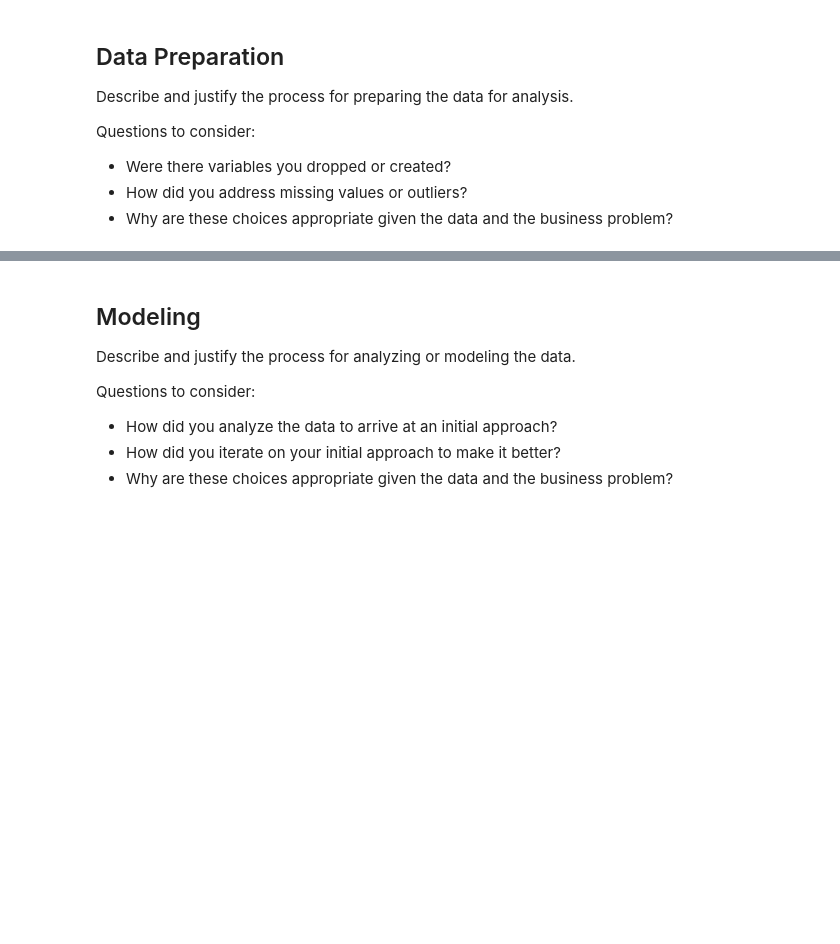
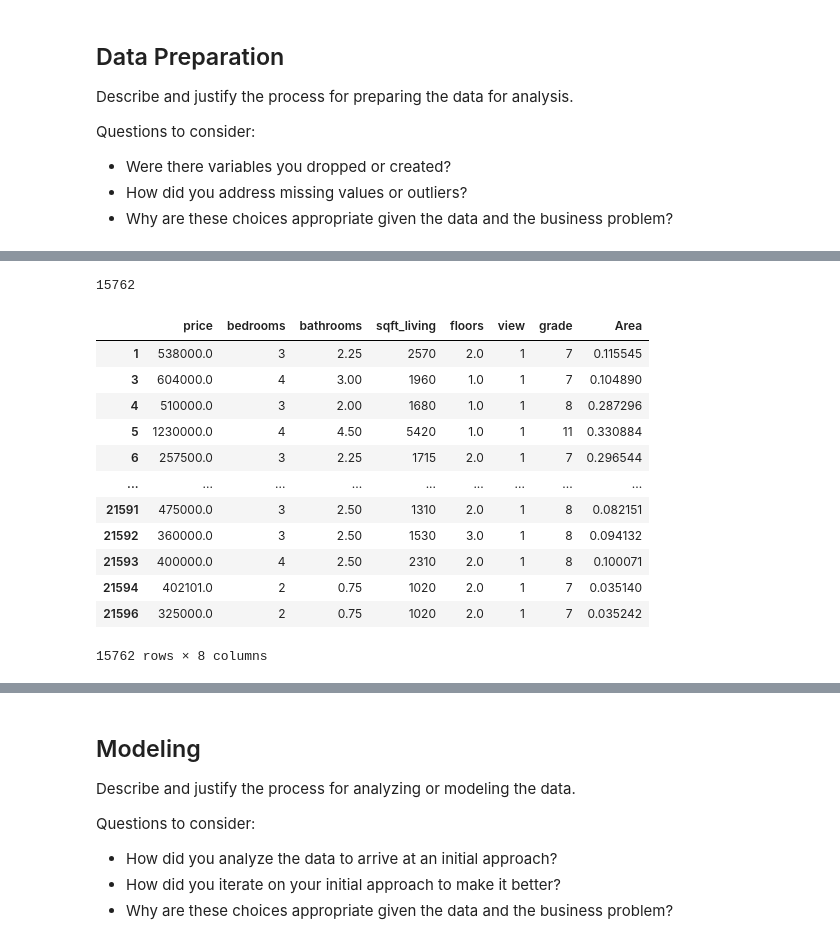
Before and after one commit to litzysj/King-County-Real-Estate-Analysis, a Jupyter notebook: Sandbox Notebook.ipynb, the cells around one changed output, grey strips where cells are left out. Saved outputs shown, nothing was run; the diff lists cells and outputs as text; code cells hidden in the pictures; blank space fills up the shorter version.

```diff
--- a/Sandbox Notebook.ipynb
+++ b/Sandbox Notebook.ipynb
@@ -48,0 +99,2 @@ Questions to consider:
+# %%
+df['Area'] = df.apply(lambda x: find_dist(x['lat'], x['long']), axis=1)
@@ -48,0 +140,3 @@ Questions to consider:
+# %%
+# df['Area'].replace({<10: 0, >10: 1}, inplace=True)
+df['Area'] = df['Area'].apply(lambda x: 0 if x < 10 else 1)
@@ -48,0 +155,9 @@ Questions to consider:
+# %%
+Area = []
+for x in df['Area']:
+    miles = round(x * 69)
+    Area.append(miles)
+# %%
+len(Area)
+# %% [output]
+15762
@@ -48,0 +166,17 @@ Questions to consider:
+# %%
+df = df.drop(columns=['id', 'date', 'waterfront', 'condition', 'lat', 'long', 'sqft_basement', 'sqft_lot', 'sqft_above', 'yr_built', 'yr_renovated', 'sqft_living15', 'sqft_lot15', 'zipcode'])
+df
+# %% [output]
+|  | price | bedrooms | bathrooms | sqft_living | floors | view | grade | Area |
+| 1 | 538000.0 | 3 | 2.25 | 2570 | 2.0 | 1 | 7 | 0.115545 |
+| 3 | 604000.0 | 4 | 3.00 | 1960 | 1.0 | 1 | 7 | 0.104890 |
+| 4 | 510000.0 | 3 | 2.00 | 1680 | 1.0 | 1 | 8 | 0.287296 |
+| 5 | 1230000.0 | 4 | 4.50 | 5420 | 1.0 | 1 | 11 | 0.330884 |
+| 6 | 257500.0 | 3 | 2.25 | 1715 | 2.0 | 1 | 7 | 0.296544 |
+| ... | ... | ... | ... | ... | ... | ... | ... | ... |
+| 21591 | 475000.0 | 3 | 2.50 | 1310 | 2.0 | 1 | 8 | 0.082151 |
+| 21592 | 360000.0 | 3 | 2.50 | 1530 | 3.0 | 1 | 8 | 0.094132 |
+| 21593 | 400000.0 | 4 | 2.50 | 2310 | 2.0 | 1 | 8 | 0.100071 |
+| 21594 | 402101.0 | 2 | 0.75 | 1020 | 2.0 | 1 | 7 | 0.035140 |
+| 21596 | 325000.0 | 2 | 0.75 | 1020 | 2.0 | 1 | 7 | 0.035242 |
+15762 rows × 8 columns
```
Also changed, not shown: parts of 28 cells of this notebook.
